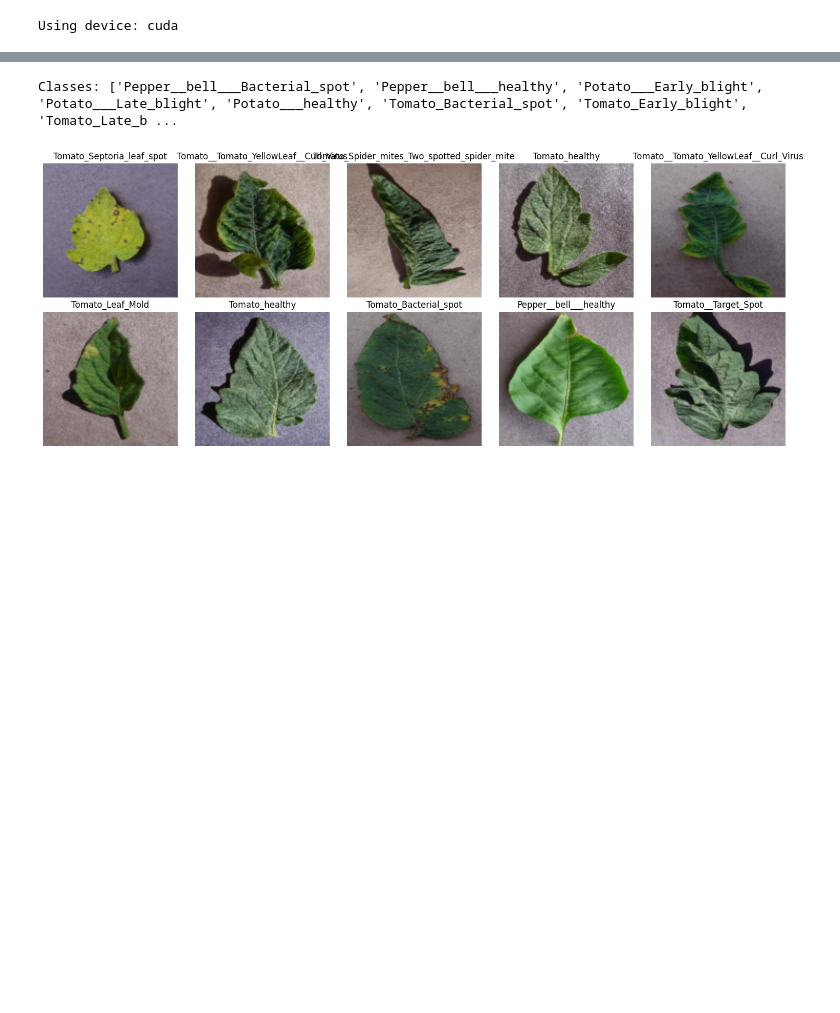
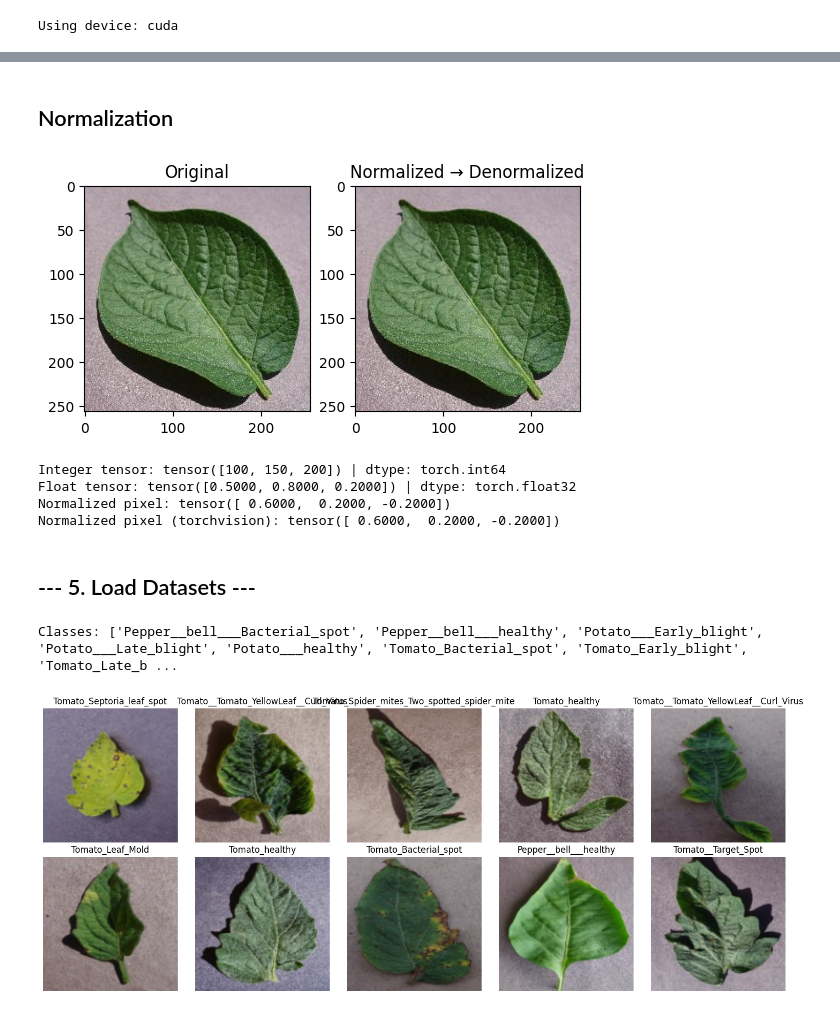
Before and after one commit to geommax/machinelearning.ai, a Jupyter notebook: 01_cnn_scratch/03_plant_diseases_classification_pytorch.ipynb, the cells around one changed output, grey strips where cells are left out. Saved outputs shown, nothing was run; the diff lists cells and outputs as text; code cells hidden in the pictures; blank space fills up the shorter version.

```diff
--- a/01_cnn_scratch/03_plant_diseases_classification_pytorch.ipynb
+++ b/01_cnn_scratch/03_plant_diseases_classification_pytorch.ipynb
@@ -32,4 +83,68 @@ transform = transforms.Compose([
 ])
+# %% [markdown]
+## Normalization
+# %%
+from torchvision import transforms
+from PIL import Image
+import matplotlib.pyplot as plt
+
+img = Image.open('D:\\00_google_classroom\\pytorch\\PlantVillage\\Potato___healthy\\0b3e5032-8ae8-49ac-8157-a1cac3df01dd___RS_HL 1817.JPG').convert("RGB")
+
+to_tensor = transforms.ToTensor()
+normalize = transforms.Normalize([0.5]*3, [0.5]*3)
+
+img_tensor = to_tensor(img)
+norm_tensor = normalize(img_tensor)
+
+# Reverse normalization
+denorm_tensor = norm_tensor * 0.5 + 0.5
+
+# Plot
+plt.subplot(1, 2, 1)
+plt.imshow(img_tensor.permute(1, 2, 0))
+plt.title("Original")
+
+plt.subplot(1, 2, 2)
+plt.imshow(denorm_tensor.permute(1, 2, 0))
+plt.title("Normalized → Denormalized")
+
+plt.show()
+# %% [output]
+[figure, added]
+# %%
+import torch
+
+# Integer tensor (default dtype: int64)
+int_tensor = torch.tensor([100, 150, 200])
+print("Integer tensor:", int_tensor, "| dtype:", int_tensor.dtype)
+
+# Float tensor (default dtype: float32)
+float_tensor = torch.tensor([0.5, 0.8, 0.2])
+print("Float tensor:", float_tensor, "| dtype:", float_tensor.dtype)
+
+# Simulate an RGB pixel in [0, 1]
+pixel = torch.tensor([0.8, 0.6, 0.4])
+mean = torch.tensor([0.5, 0.5, 0.5])
+std = torch.tensor([0.5, 0.5, 0.5])
+
+# Manual normalization
+normalized_pixel = (pixel - mean) / std
+print("Normalized pixel:", normalized_pixel)
+
+# Using torchvision Normalize (for comparison)
+from torchvision import transforms
+normalize = transforms.Normalize([0.5]*3, [0.5]*3)
+# Reshape pixel to (C, H, W) for Normalize
+pixel_reshaped = pixel.view(3, 1, 1)
+normalized_pixel_torchvision = normalize(pixel_reshaped)
+print("Normalized pixel (torchvision):", normalized_pixel_torchvision.view(3))
+# %% [output]
+Integer tensor: tensor([100, 150, 200]) | dtype: torch.int64
+Float tensor: tensor([0.5000, 0.8000, 0.2000]) | dtype: torch.float32
+Normalized pixel: tensor([ 0.6000,  0.2000, -0.2000])
+Normalized pixel (torchvision): tensor([ 0.6000,  0.2000, -0.2000])
+# %% [markdown]
+## --- 5. Load Datasets ---
 # %%
 
 # --- 5. Load Datasets ---
```
Also changed, not shown: parts of 7 cells of this notebook.
